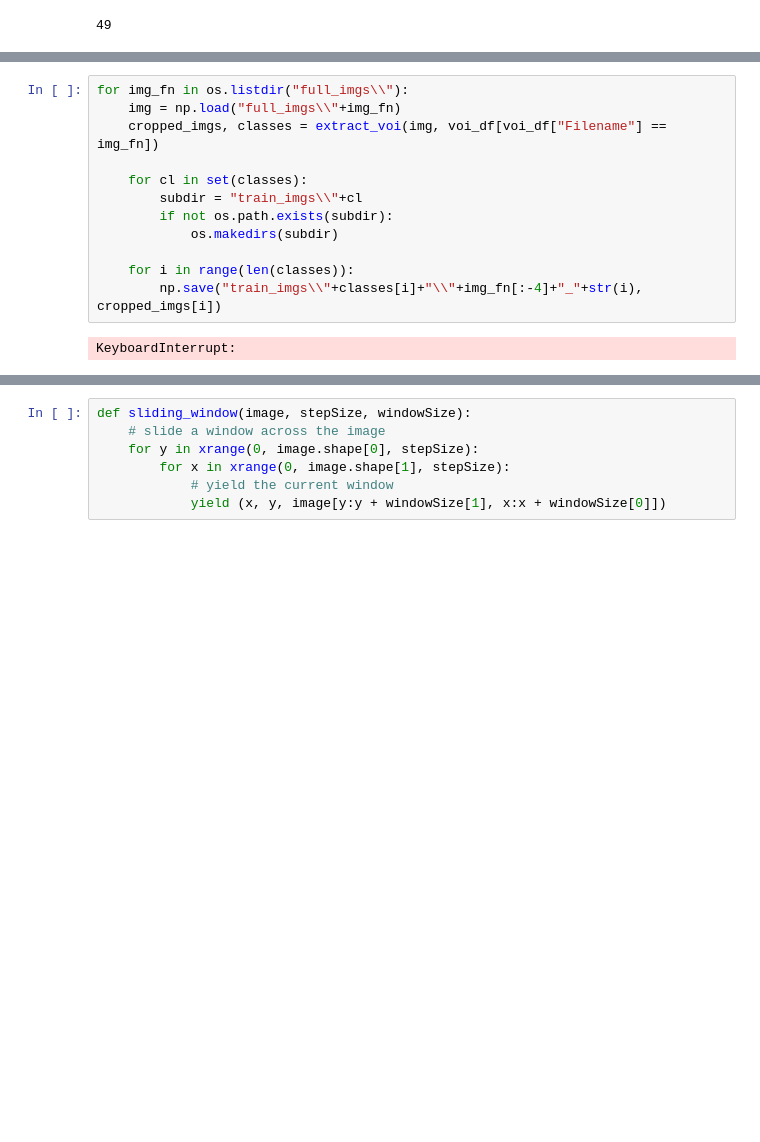
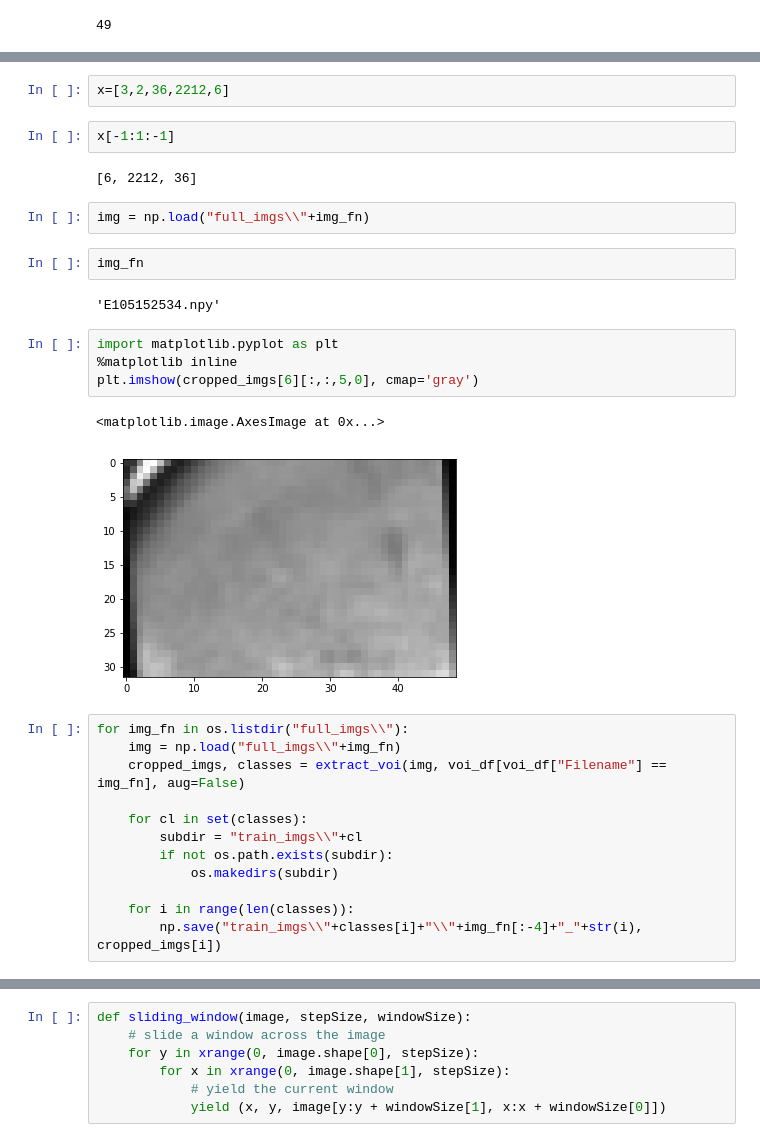
Before and after one commit to clintonjwang/cancer-staging, a Jupyter notebook: data-for-cls-only.ipynb, the cells around one changed output, grey strips where cells are left out. Saved outputs shown, nothing was run; the diff lists cells and outputs as text; blank space fills up the shorter version.

```diff
--- a/data-for-cls-only.ipynb
+++ b/data-for-cls-only.ipynb
@@ -77,7 +96,26 @@ def extract_voi(img, vois, final_size = [50,50,16], aug=False):
+# %%
+x=[3,2,36,2212,6]
+# %%
+x[-1:1:-1]
+# %% [output]
+[6, 2212, 36]
+# %%
+img = np.load("full_imgs\\"+img_fn)
+# %%
+img_fn
+# %% [output]
+'E105152534.npy'
+# %%
+import matplotlib.pyplot as plt
+%matplotlib inline
+plt.imshow(cropped_imgs[6][:,:,5,0], cmap='gray')
+# %% [output]
+<matplotlib.image.AxesImage at 0x...>
+[figure, added]
 # %%
 for img_fn in os.listdir("full_imgs\\"):
     img = np.load("full_imgs\\"+img_fn)
-    cropped_imgs, classes = extract_voi(img, voi_df[voi_df["Filename"] == img_fn])
+    cropped_imgs, classes = extract_voi(img, voi_df[voi_df["Filename"] == img_fn], aug=False)
 
     for cl in set(classes):
         subdir = "train_imgs\\"+cl
@@ -86,6 +124,4 @@ for img_fn in os.listdir("full_imgs\\"):
 
     for i in range(len(classes)):
         np.save("train_imgs\\"+classes[i]+"\\"+img_fn[:-4]+"_"+str(i), cropped_imgs[i])
-# %% [output]
-KeyboardInterrupt:
 # %%
```
Also changed, not shown: parts of 4 cells of this notebook, 4 other files.
